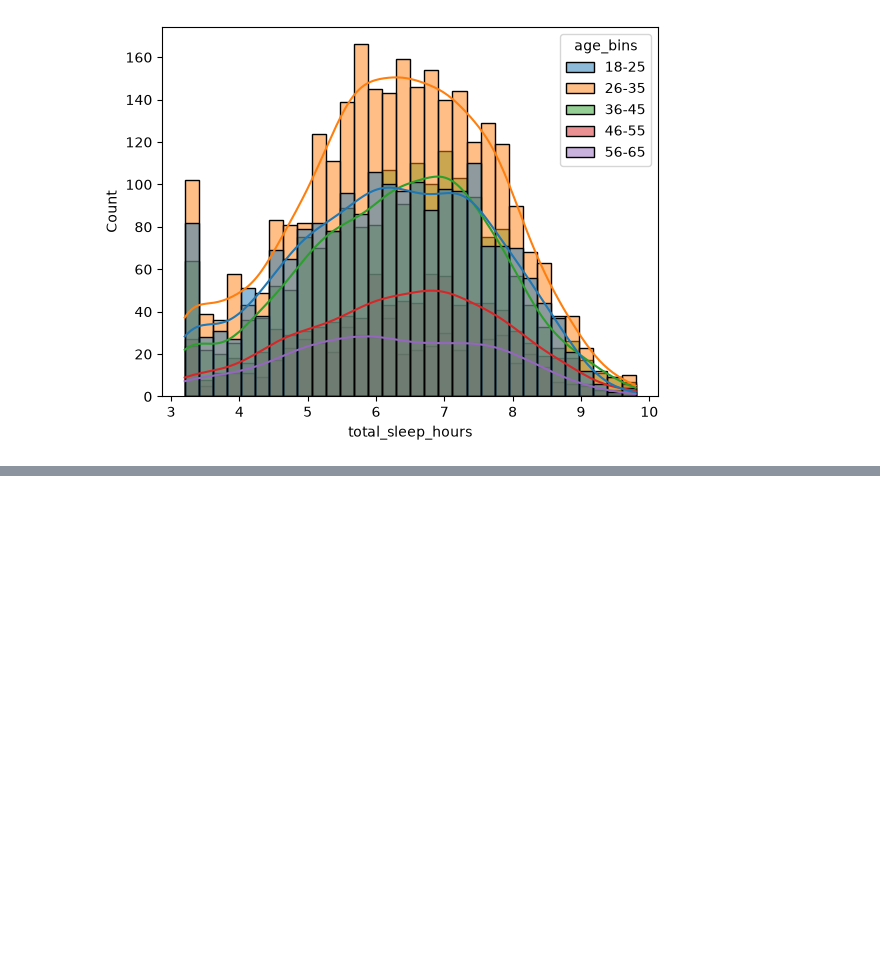
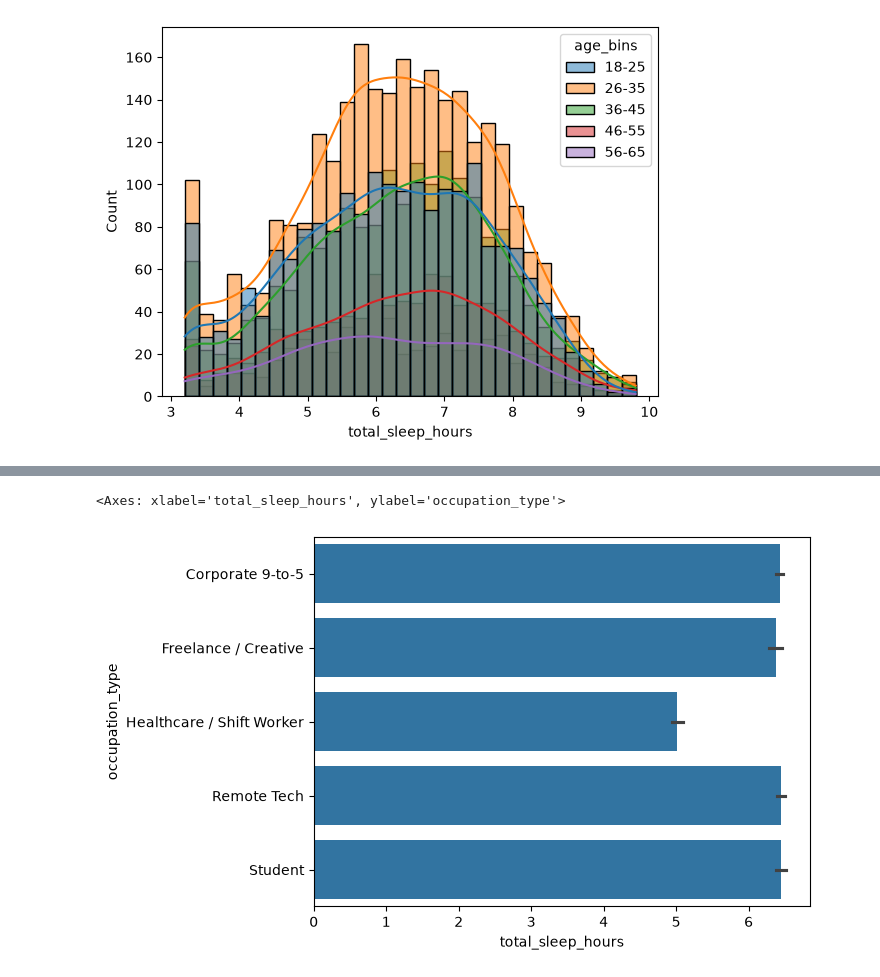
Before and after one commit to danielphilip12/Sleep-Debt, a Jupyter notebook: notebooks/01_eda.ipynb, the cells around one changed output, grey strips where cells are left out. Saved outputs shown, nothing was run; the diff lists cells and outputs as text; code cells hidden in the pictures; blank space fills up the shorter version.

```diff
--- a/notebooks/01_eda.ipynb
+++ b/notebooks/01_eda.ipynb
@@ -144,0 +184,5 @@ sns.histplot(data=df, x=target, hue='age_bins', kde=True)
+# %%
+sns.barplot(data=df, y='occupation_type', x=target)
+# %% [output]
+<Axes: xlabel='total_sleep_hours', ylabel='occupation_type'>
+[figure, added]
```
Also changed, not shown: parts of 14 cells of this notebook.
